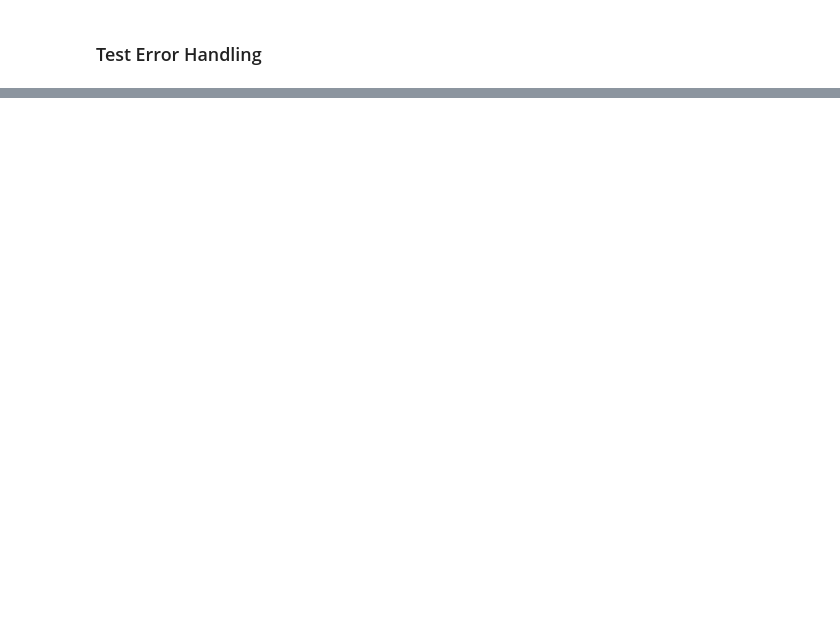
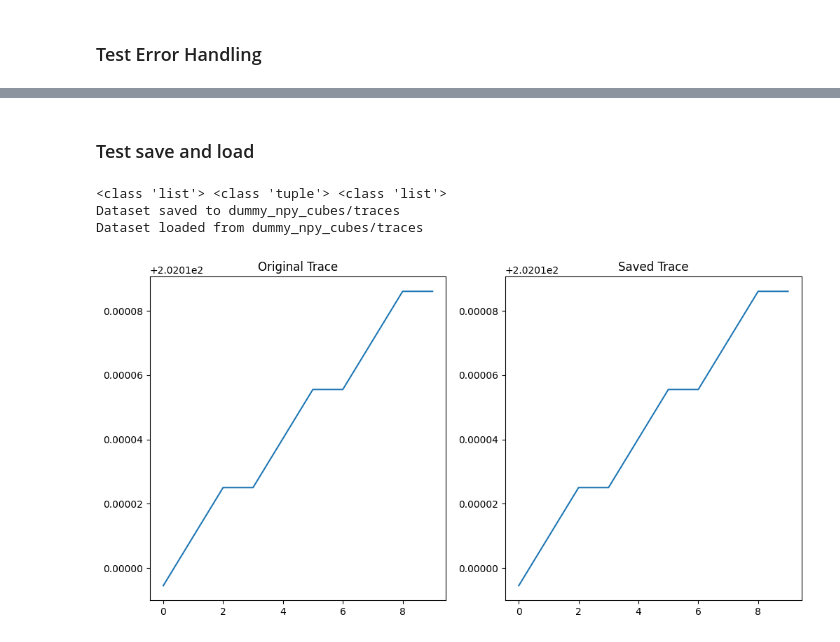
Before and after one commit to makamoa/alphasei, a Jupyter notebook: src/dataset/datasetExample.ipynb, the cells around one changed output, grey strips where cells are left out. Drawn from its saved outputs; the diff is of its cells as text; code cells hidden in the pictures; blank space fills up the shorter version.

```diff
--- a/src/dataset/datasetExample.ipynb
+++ b/src/dataset/datasetExample.ipynb
@@ -184,0 +212,31 @@ Caught expected error: ('Invalid mode. Must be one of ', ['traces', 'inline', 'x
+# %% [markdown]
+### Test save and load
+# %%
+path_traces = 'dummy_npy_cubes/traces'
+path_cubes = 'dummy_npy_cubes/cubes'
+path_inline = 'dummy_npy_cubes/inline'
+path_xline = 'dummy_npy_cubes/xline'
+path_time = 'dummy_npy_cubes/time'
+# %%
+# save the dataset
+dataset_traces.save_dataset(path_traces)
+new_dataset_traces = SeismicDataset.from_path(path_traces)
+
+idx = random.randint(0, len(new_dataset_traces)-1)
+# plot the data from both sets side by side
+plt.figure(figsize=(12, 6))
+plt.subplot(1, 2, 1)
+plt.plot(dataset_traces[idx])
+plt.title('Original Trace')
+
+plt.subplot(1, 2, 2)
+plt.plot(new_dataset_traces[idx])
+plt.title('Saved Trace')
+plt.show()
+
+assert np.array_equal(dataset_traces[idx], new_dataset_traces[idx])
+# %% [output]
+<class 'list'> <class 'tuple'> <class 'list'>
+Dataset saved to dummy_npy_cubes/traces
+Dataset loaded from dummy_npy_cubes/traces
+[figure, added]
```
Also changed, not shown: parts of 20 cells of this notebook, 2 other files.
